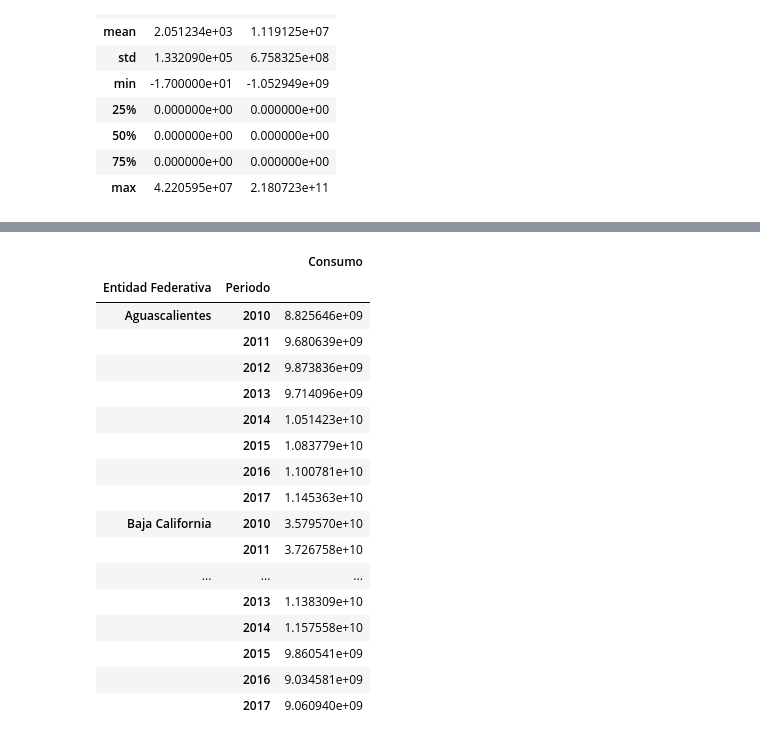
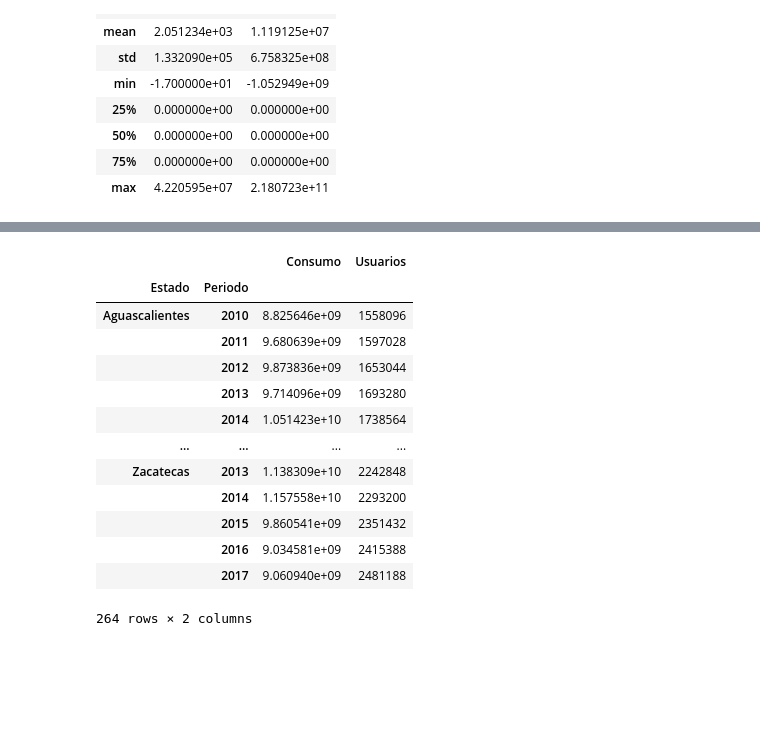
Before and after one commit to SaulPuente/data-mining-class, a Jupyter notebook: practica_3.ipynb, the cells around one changed output, grey strips where cells are left out. Saved outputs shown, nothing was run; the diff lists cells and outputs as text; code cells hidden in the pictures; blank space fills up the shorter version.

```diff
--- a/practica_3.ipynb
+++ b/practica_3.ipynb
@@ -2,10 +2,10 @@
 import pandas as pd
 # %%
 df = pd.read_csv("data/Usuariosyconsumodeelectricidadpormunicipio_clean.csv", dtype={
-    'Cve Edo': 'string',
-    'Cve Inegi': 'string',
-    'Cve Mun': 'string',
-    'Entidad Federativa': 'string',
+    'Cve_Edo': 'string',
+    'Cve_Inegi': 'string',
+    'Cve_Mun': 'string',
+    'Estado': 'string',
     'Municipio': 'string',
     'Tarifa': 'string',
     'Periodo': 'int64',
@@ -57,23 +57,19 @@ df[["Entidad Federativa", "Consumo"]].groupby(by="Entidad Federativa").sum().sor
 # %%
-df[["Entidad Federativa", "Periodo", "Consumo"]]\
-.groupby(by=["Entidad Federativa", "Periodo"]).sum().sort_values(by=["Entidad Federativa", "Periodo"], ascending=True)
+df[["Estado", "Periodo", "Consumo", "Usuarios"]]\
+.groupby(by=["Estado", "Periodo"]).sum().sort_values(by=["Estado", "Periodo"], ascending=True)
 # %% [output]
-|  |  | Consumo |
-| Entidad Federativa | Periodo |  |
-| Aguascalientes | 2010 | 8.825646e+09 |
-|  | 2011 | 9.680639e+09 |
-|  | 2012 | 9.873836e+09 |
-|  | 2013 | 9.714096e+09 |
-|  | 2014 | 1.051423e+10 |
-|  | 2015 | 1.083779e+10 |
-|  | 2016 | 1.100781e+10 |
-|  | 2017 | 1.145363e+10 |
-| Baja California | 2010 | 3.579570e+10 |
-|  | 2011 | 3.726758e+10 |
-| ... | ... | ... |
-|  | 2013 | 1.138309e+10 |
-|  | 2014 | 1.157558e+10 |
-|  | 2015 | 9.860541e+09 |
-|  | 2016 | 9.034581e+09 |
-|  | 2017 | 9.060940e+09 |
+|  |  | Consumo | Usuarios |
+| Estado | Periodo |  |  |
+| Aguascalientes | 2010 | 8.825646e+09 | 1558096 |
+|  | 2011 | 9.680639e+09 | 1597028 |
+|  | 2012 | 9.873836e+09 | 1653044 |
+|  | 2013 | 9.714096e+09 | 1693280 |
+|  | 2014 | 1.051423e+10 | 1738564 |
+| ... | ... | ... | ... |
+| Zacatecas | 2013 | 1.138309e+10 | 2242848 |
+|  | 2014 | 1.157558e+10 | 2293200 |
+|  | 2015 | 9.860541e+09 | 2351432 |
+|  | 2016 | 9.034581e+09 | 2415388 |
+|  | 2017 | 9.060940e+09 | 2481188 |
+264 rows × 2 columns
 # %%
```
Also changed, not shown: parts of 3 cells of this notebook, 4 other files.
